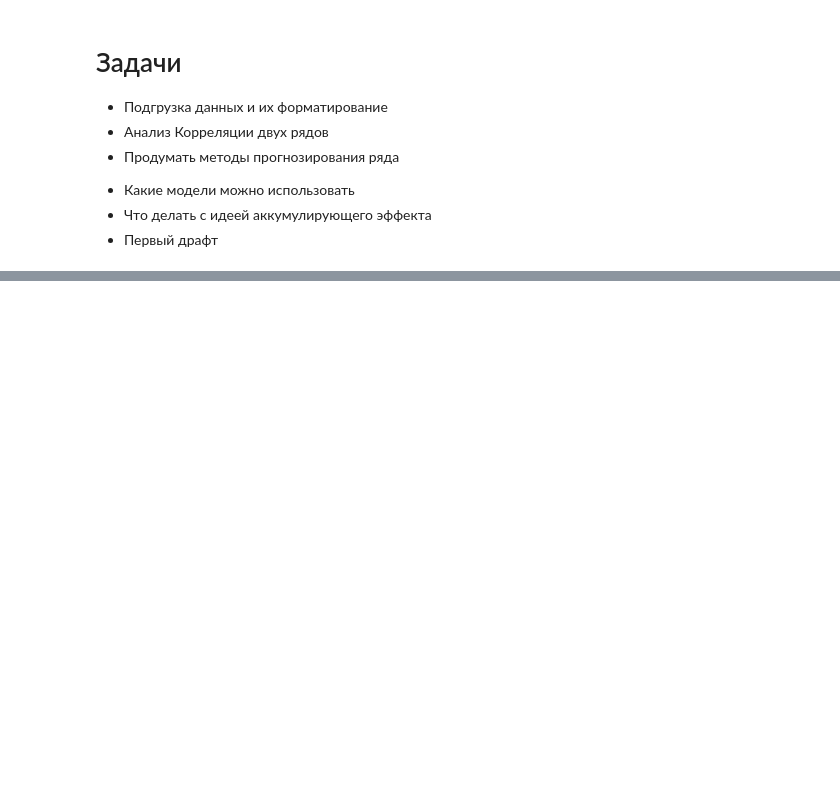
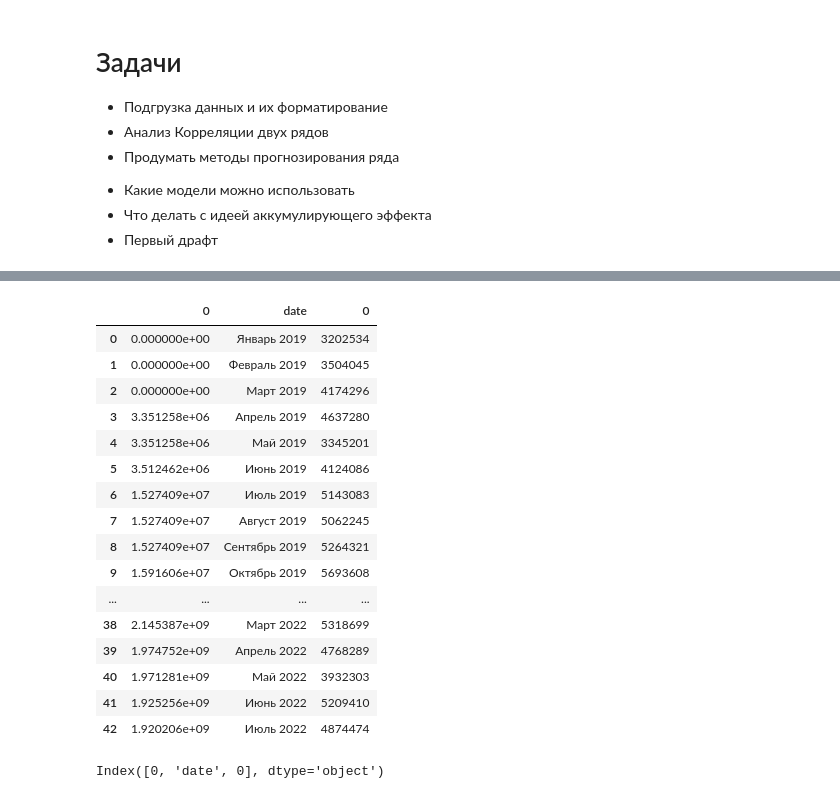
Before and after one commit to lisa2271/Praktika, a Jupyter notebook: praktika.ipynb, the cells around one changed output, grey strips where cells are left out. Saved outputs shown, nothing was run; the diff lists cells and outputs as text; code cells hidden in the pictures; blank space fills up the shorter version.

```diff
--- a/praktika.ipynb
+++ b/praktika.ipynb
@@ -212,0 +213,3 @@ df.plot()
+# %%
+res1 = pd.DataFrame(res[-43:])
+res1
@@ -212,0 +234,2 @@ df.plot()
+# %%
+res1 = res1.rename_axis('date').reset_index()
@@ -212,0 +256,2 @@ df.plot()
+# %%
+df2 = pd.DataFrame(df[:43])
@@ -212,0 +278,26 @@ df.plot()
+# %%
+data1 = pd.concat([df2,res1], axis=1, join='inner')
+# %%
+data1
+# %% [output]
+|  | 0 | date | 0 |
+| 0 | 0.000000e+00 | Январь 2019 | 3202534 |
+| 1 | 0.000000e+00 | Февраль 2019 | 3504045 |
+| 2 | 0.000000e+00 | Март 2019 | 4174296 |
+| 3 | 3.351258e+06 | Апрель 2019 | 4637280 |
+| 4 | 3.351258e+06 | Май 2019 | 3345201 |
+| 5 | 3.512462e+06 | Июнь 2019 | 4124086 |
+| 6 | 1.527409e+07 | Июль 2019 | 5143083 |
+| 7 | 1.527409e+07 | Август 2019 | 5062245 |
+| 8 | 1.527409e+07 | Сентябрь 2019 | 5264321 |
+| 9 | 1.591606e+07 | Октябрь 2019 | 5693608 |
+| ... | ... | ... | ... |
+| 38 | 2.145387e+09 | Март 2022 | 5318699 |
+| 39 | 1.974752e+09 | Апрель 2022 | 4768289 |
+| 40 | 1.971281e+09 | Май 2022 | 3932303 |
+| 41 | 1.925256e+09 | Июнь 2022 | 5209410 |
+| 42 | 1.920206e+09 | Июль 2022 | 4874474 |
+# %%
+data1.iloc[0].index
+# %% [output]
+Index([0, 'date', 0], dtype='object')
```
Also changed, not shown: parts of 8 cells of this notebook.
